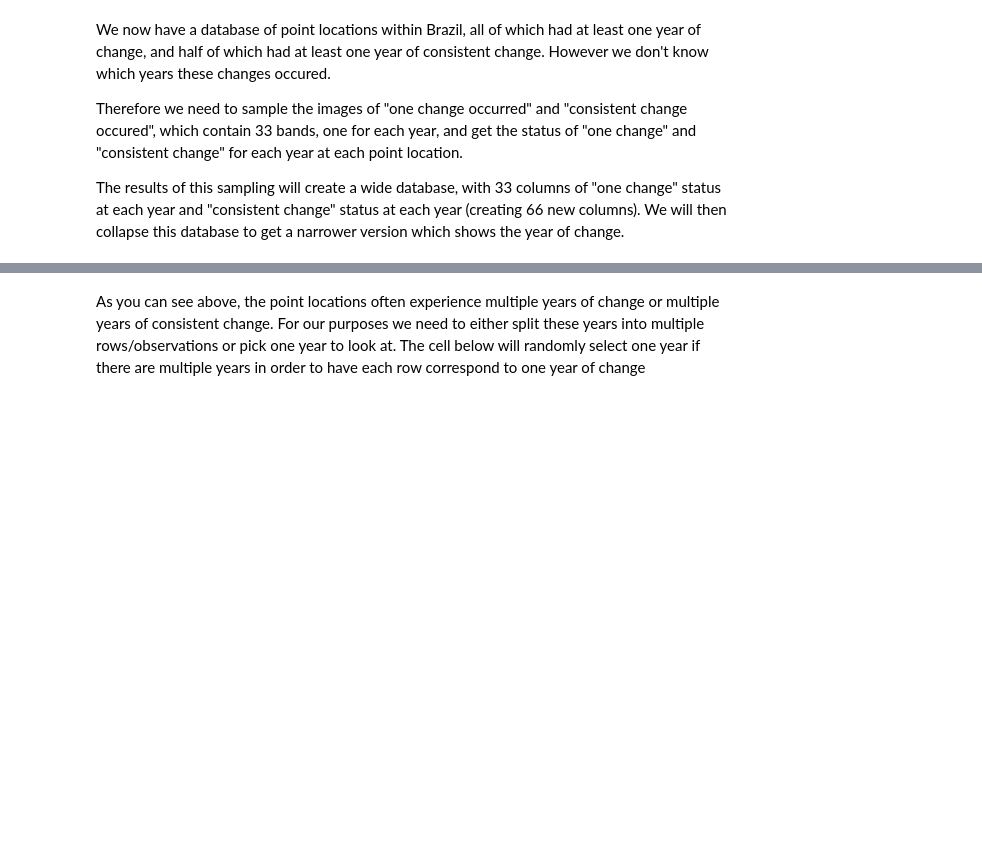
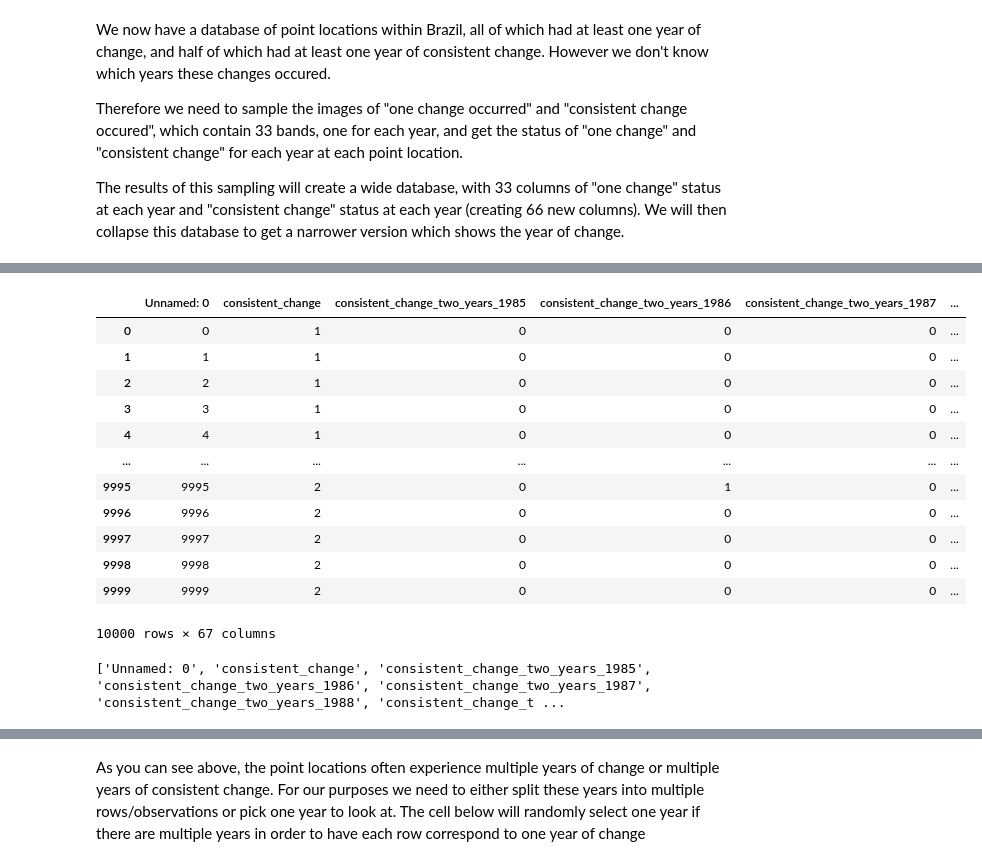
Before and after one commit to ntag1618/rw-dynamicworld-cd, a Jupyter notebook: Notebooks/Sample_Training_Points.ipynb, the cells around one changed output, grey strips where cells are left out. Cells and saved outputs as stored; diff of their text form; code cells hidden in the pictures; blank space fills up the shorter version.

```diff
--- a/Notebooks/Sample_Training_Points.ipynb
+++ b/Notebooks/Sample_Training_Points.ipynb
@@ -445,0 +511,31 @@ band_sample_df
+# %%
+# download_folder = '/Users/kristine/WRI/NationalGeographic/DynamicWorld/ChangeDetection/training_points/DriveDownloads'
+# in_csv_list = glob.glob(os.path.join(download_folder,'*.csv'))
+# training_points_wide = pd.DataFrame()
+# for in_csv in in_csv_list:
+#     in_df = pd.read_csv(in_csv)
+#     training_points_wide = training_points_wide.append(in_df,ignore_index=True)
+# display(training_points_wide)
+training_points_wide_url = 'https://raw.githubusercontent.com/wri/rw-dynamicworld-cd/master/TrainingPoints/SamplePoints_10k_wide.csv'
+training_points_wide = pd.read_csv(training_points_wide_url)
+columns_to_remove = ['system:index','.geo']
+columns_to_keep = [x for x in list(training_points_wide) if x not in columns_to_remove]
+training_points_wide = training_points_wide[columns_to_keep]
+
+display(training_points_wide)
+print(list(training_points_wide))
+# %% [output]
+|  | Unnamed: 0 | consistent_change | consistent_change_two_years_1985 | consistent_change_two_years_1986 | consistent_change_two_years_1987 | ... |
+| 0 | 0 | 1 | 0 | 0 | 0 | ... |
+| 1 | 1 | 1 | 0 | 0 | 0 | ... |
+| 2 | 2 | 1 | 0 | 0 | 0 | ... |
+| 3 | 3 | 1 | 0 | 0 | 0 | ... |
+| 4 | 4 | 1 | 0 | 0 | 0 | ... |
+| ... | ... | ... | ... | ... | ... | ... |
+| 9995 | 9995 | 2 | 0 | 1 | 0 | ... |
+| 9996 | 9996 | 2 | 0 | 0 | 0 | ... |
+| 9997 | 9997 | 2 | 0 | 0 | 0 | ... |
+| 9998 | 9998 | 2 | 0 | 0 | 0 | ... |
+| 9999 | 9999 | 2 | 0 | 0 | 0 | ... |
+10000 rows × 67 columns
+['Unnamed: 0', 'consistent_change', 'consistent_change_two_years_1985', 'consistent_change_two_years_1986', 'consistent_change_two_years_1987', 'consistent_change_two_years_1988', 'consistent_change_t ...
```
Also changed, not shown: parts of 17 cells of this notebook, 1 other file.
